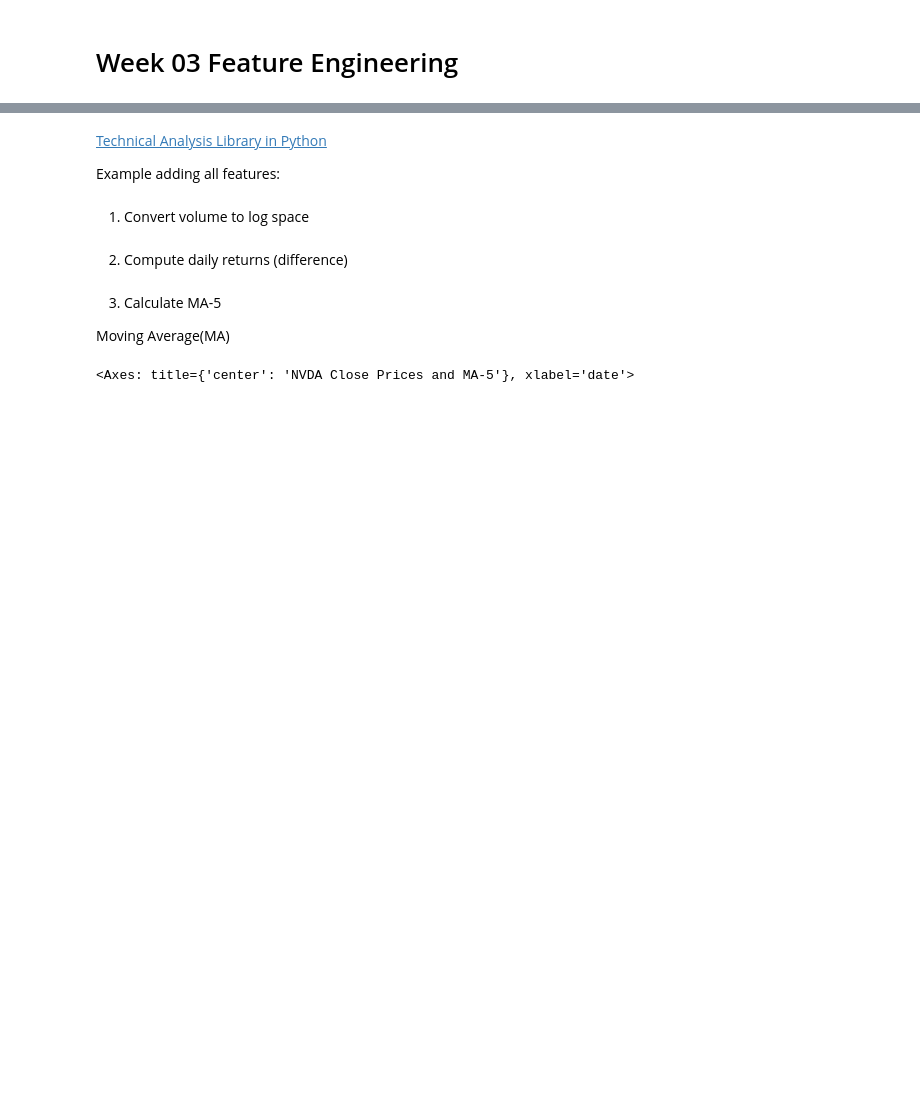
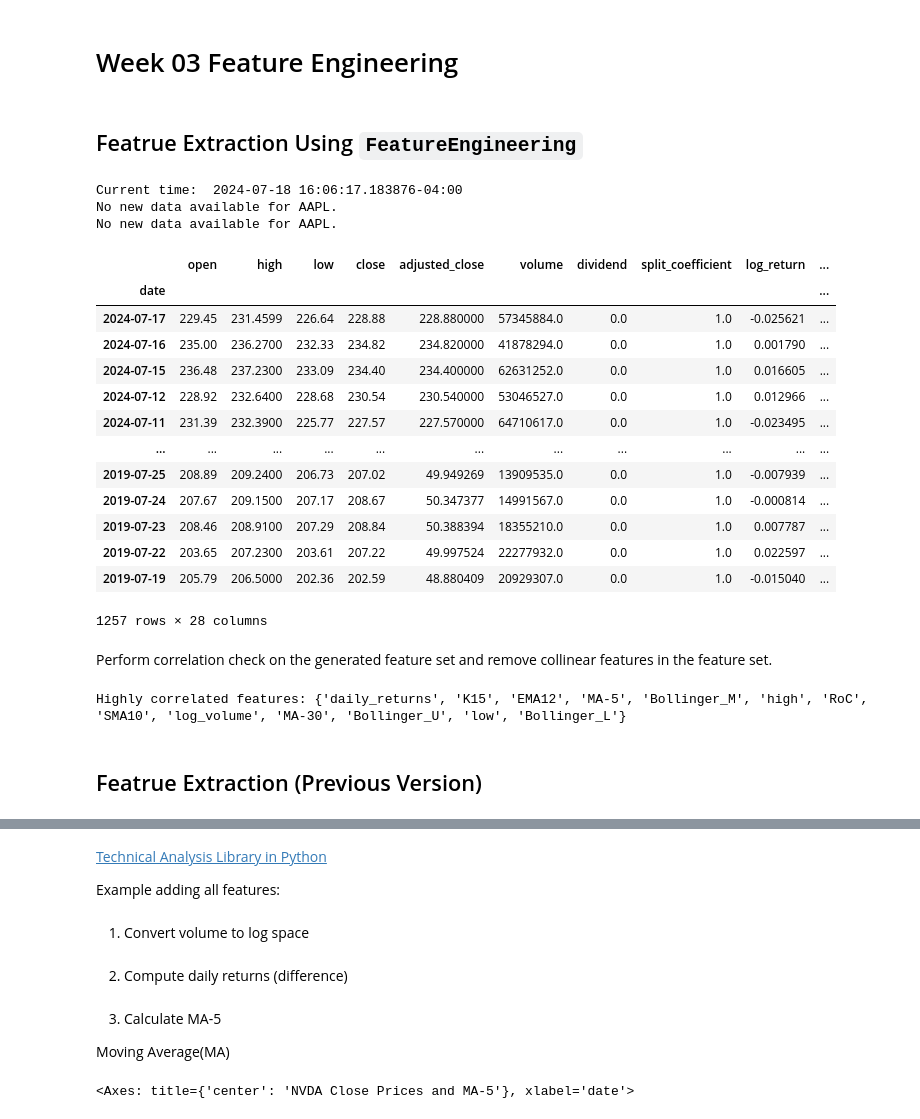
Before and after one commit to LibertyChaser/price_prediction, a Jupyter notebook: code/notebooks/w3_feature_engineering.ipynb, the cells around one changed output, grey strips where cells are left out. Drawn from its saved outputs; the diff is of its cells as text; code cells hidden in the pictures; blank space fills up the shorter version.

```diff
--- a/code/notebooks/w3_feature_engineering.ipynb
+++ b/code/notebooks/w3_feature_engineering.ipynb
@@ -1,2 +1,4 @@
 # %% [markdown]
 # Week 03 Feature Engineering
+# %% [markdown]
+## Featrue Extraction Using `FeatureEngineering`
@@ -2,0 +7,24 @@
+# %%
+fe_loader = FeatureEngineering()
+fe_data = fe_loader.load_commen_features('AAPL', last_n_years=5)
+fe_data
+# %% [output]
+Current time:  2024-07-18 16:06:17.183876-04:00
+No new data available for AAPL.
+No new data available for AAPL.
+|  | open | high | low | close | adjusted_close | volume | dividend | split_coefficient | log_return | ... |
+| date |  |  |  |  |  |  |  |  |  | ... |
+| 2024-07-17 | 229.45 | 231.4599 | 226.64 | 228.88 | 228.880000 | 57345884.0 | 0.0 | 1.0 | -0.025621 | ... |
+| 2024-07-16 | 235.00 | 236.2700 | 232.33 | 234.82 | 234.820000 | 41878294.0 | 0.0 | 1.0 | 0.001790 | ... |
+| 2024-07-15 | 236.48 | 237.2300 | 233.09 | 234.40 | 234.400000 | 62631252.0 | 0.0 | 1.0 | 0.016605 | ... |
+| 2024-07-12 | 228.92 | 232.6400 | 228.68 | 230.54 | 230.540000 | 53046527.0 | 0.0 | 1.0 | 0.012966 | ... |
+| 2024-07-11 | 231.39 | 232.3900 | 225.77 | 227.57 | 227.570000 | 64710617.0 | 0.0 | 1.0 | -0.023495 | ... |
+| ... | ... | ... | ... | ... | ... | ... | ... | ... | ... | ... |
+| 2019-07-25 | 208.89 | 209.2400 | 206.73 | 207.02 | 49.949269 | 13909535.0 | 0.0 | 1.0 | -0.007939 | ... |
+| 2019-07-24 | 207.67 | 209.1500 | 207.17 | 208.67 | 50.347377 | 14991567.0 | 0.0 | 1.0 | -0.000814 | ... |
+| 2019-07-23 | 208.46 | 208.9100 | 207.29 | 208.84 | 50.388394 | 18355210.0 | 0.0 | 1.0 | 0.007787 | ... |
+| 2019-07-22 | 203.65 | 207.2300 | 203.61 | 207.22 | 49.997524 | 22277932.0 | 0.0 | 1.0 | 0.022597 | ... |
+| 2019-07-19 | 205.79 | 206.5000 | 202.36 | 202.59 | 48.880409 | 20929307.0 | 0.0 | 1.0 | -0.015040 | ... |
+1257 rows × 28 columns
+# %% [markdown]
+Perform correlation check on the generated feature set and remove collinear features in the feature set.
@@ -3,3 +58,23 @@
+# %%
+X = fe_data.drop(['close'], axis=1)
+correlation_matrix = X.corr()
+
+threshold = 0.9
+
+highly_correlated_features = set()
+for i in range(len(correlation_matrix.columns)):
+    for j in range(i):
+        if abs(correlation_matrix.iloc[i, j]) > threshold:
+            colname = correlation_matrix.columns[i]
+            highly_correlated_features.add(colname)
+
+print("Highly correlated features:", highly_correlated_features)
+
+X_filtered2 = X.drop(columns=highly_correlated_features)
+# %% [output]
+Highly correlated features: {'daily_returns', 'K15', 'EMA12', 'MA-5', 'Bollinger_M', 'high', 'RoC', 'SMA10', 'log_volume', 'MA-30', 'Bollinger_U', 'low', 'Bollinger_L'}
+# %% [markdown]
+## Featrue Extraction (Previous Version)
 # %%
 import pandas as pd
 import numpy as np
```
Also changed, not shown: parts of 7 cells of this notebook.
